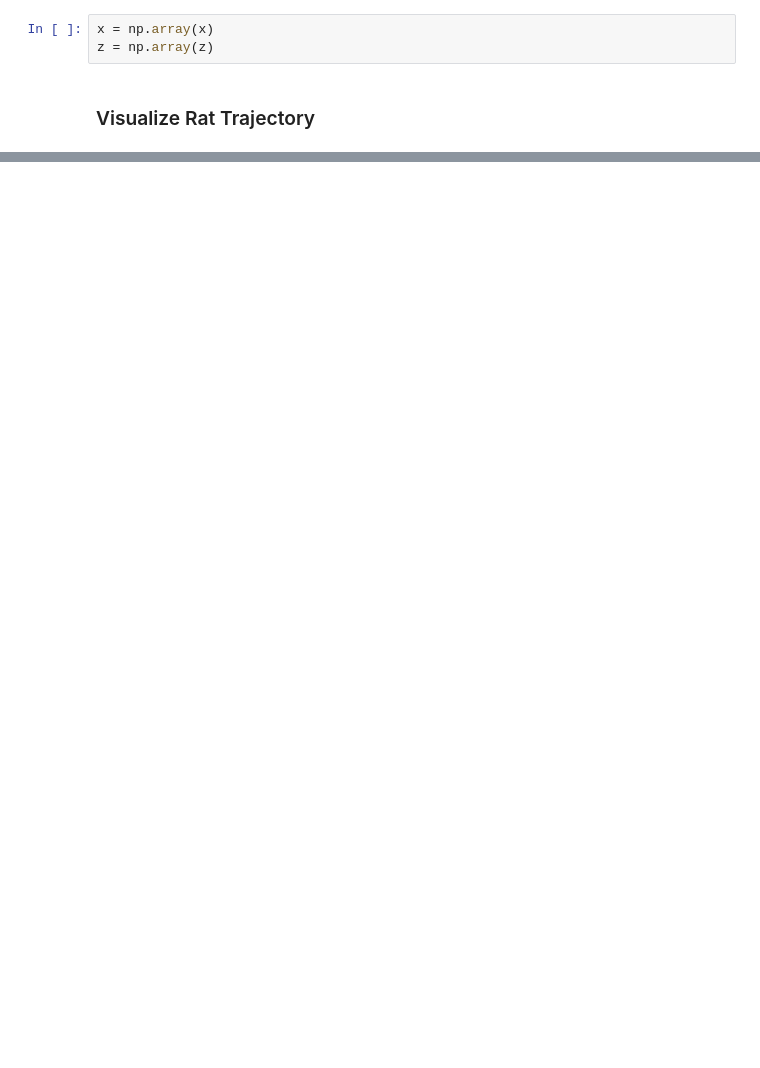
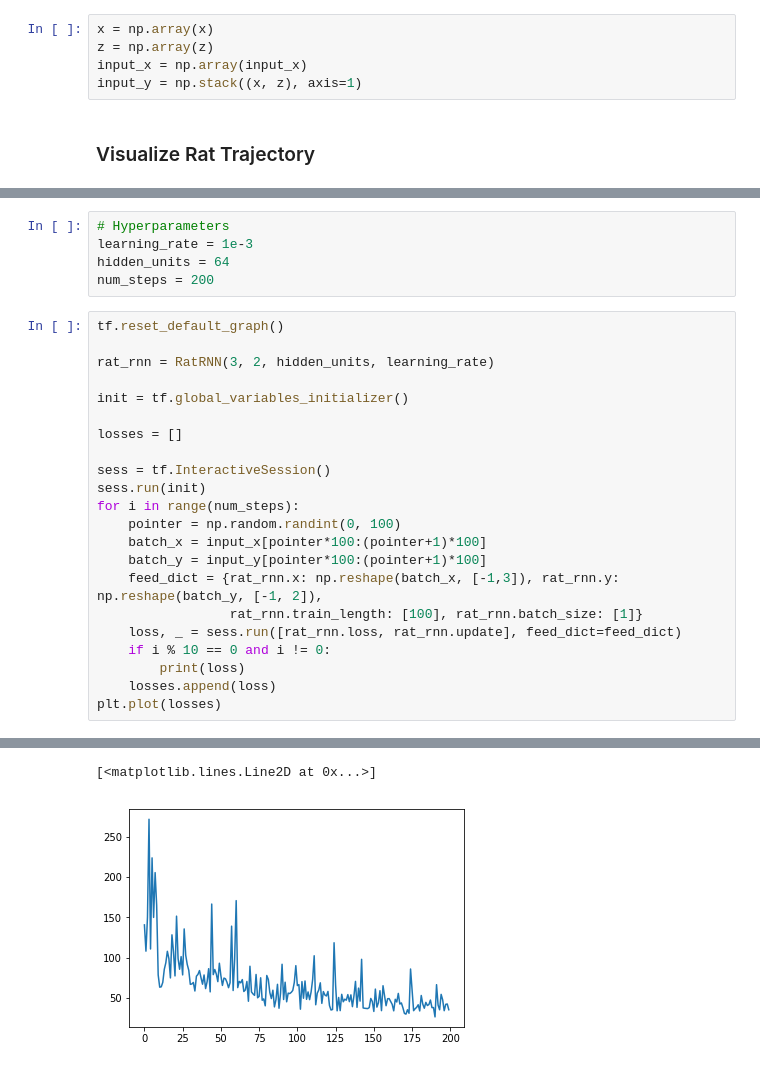
Before and after one commit to Unity-Technologies/rat-rnn, a Jupyter notebook: Rat.ipynb, the cells around one changed output, grey strips where cells are left out. Drawn from its saved outputs; the diff is of its cells as text; blank space fills up the shorter version.

```diff
--- a/Rat.ipynb
+++ b/Rat.ipynb
@@ -48,6 +52,8 @@ for i in range(10000):
 # %%
 x = np.array(x)
 z = np.array(z)
+input_x = np.array(input_x)
+input_y = np.stack((x, z), axis=1)
 # %% [markdown]
 ### Visualize Rat Trajectory
 # %%
@@ -67,0 +109,28 @@ plt.scatter(x, z, s=1, c=create_colors())
+# %%
+# Hyperparameters
+learning_rate = 1e-3
+hidden_units = 64
+num_steps = 200
+# %%
+tf.reset_default_graph()
+
+rat_rnn = RatRNN(3, 2, hidden_units, learning_rate)
+
+init = tf.global_variables_initializer()
+
+losses = []
+
+sess = tf.InteractiveSession()
+sess.run(init)
+for i in range(num_steps):
+    pointer = np.random.randint(0, 100)
+    batch_x = input_x[pointer*100:(pointer+1)*100]
+    batch_y = input_y[pointer*100:(pointer+1)*100]
+    feed_dict = {rat_rnn.x: np.reshape(batch_x, [-1,3]), rat_rnn.y: np.reshape(batch_y, [-1, 2]),
+                 rat_rnn.train_length: [100], rat_rnn.batch_size: [1]}
+    loss, _ = sess.run([rat_rnn.loss, rat_rnn.update], feed_dict=feed_dict)
+    if i % 10 == 0 and i != 0:
+        print(loss)
+    losses.append(loss)
+plt.plot(losses)
+# %% [output]
@@ -67,0 +156,2 @@ plt.scatter(x, z, s=1, c=create_colors())
+[<matplotlib.lines.Line2D at 0x...>]
+[figure, added]
```
Also changed, not shown: parts of 14 cells of this notebook, 2 other files.
